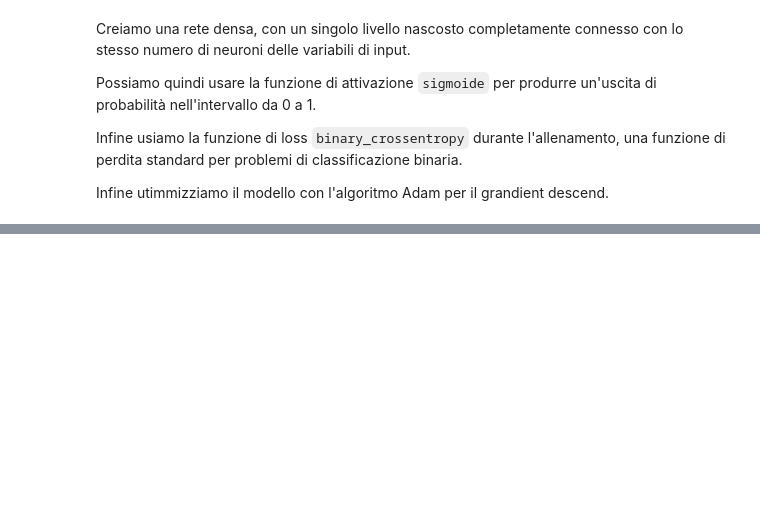
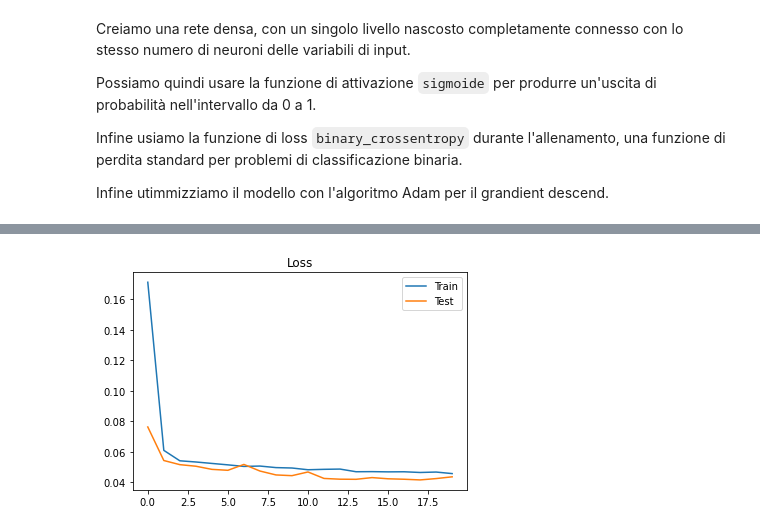
Before and after one commit to Chri1629/environment_physics, a Jupyter notebook: physics/esercitazione_7/Lezione 7.B - Esercizi.ipynb, the cells around one changed output, grey strips where cells are left out. Drawn from its saved outputs; the diff is of its cells as text; code cells hidden in the pictures; blank space fills up the shorter version.

```diff
--- a/physics/esercitazione_7/Lezione 7.B - Esercizi.ipynb
+++ b/physics/esercitazione_7/Lezione 7.B - Esercizi.ipynb
@@ -32,20 +32,13 @@ np.random.seed(seed)
 
 treename = 'HZZ4LeptonsAnalysisReduced'
 
-VARS = [b'f_mass4l', b'f_massjj']
+VARS = ['f_mass4l', 'f_massjj']
 upfile_VV = uproot.open('ntuple_4mu_VV.root')
-params_VV = upfile_VV[treename].arrays(VARS)
 upfile_BKG = uproot.open('ntuple_4mu_bkg.root')
-params_BKG = upfile_BKG[treename].arrays(VARS)
 
-df_VV = pd.DataFrame(params_VV, columns=VARS)
-df_BKG = pd.DataFrame(params_BKG, columns=VARS)
 
-# convert the feature names to utf-8 to simplify management
-for v in VARS:
-    df_VV = df_VV.rename(columns={v: v.decode('utf-8')})
-    df_BKG = df_BKG.rename(columns={v: v.decode('utf-8')})
-VARS = [v.decode('utf-8') for v in VARS]
+df_VV = pd.DataFrame(np.array(upfile_VV[treename].arrays(VARS)))
+df_BKG = pd.DataFrame(np.array(upfile_BKG[treename].arrays(VARS)))
 
 # cut out undefined variables VARS[0] and VARS[1] > -999
 df_VV = df_VV[(df_VV[VARS[0]] > -999) & (df_VV[VARS[1]] > -999)]
@@ -71,0 +86,9 @@ Infine utimmizziamo il modello con l'algoritmo Adam per il grandient descend.
+# %%
+X = df_all[['f_mass4l', 'f_massjj']]
+y = df_all['isSignal']
+
+X = StandardScaler().fit_transform(X)
+y = LabelBinarizer().fit_transform(y)
+# %%
+from sklearn.model_selection import train_test_split
+x_train, x_test, y_train, y_test = train_test_split(X, y, test_size=0.2)
@@ -71,0 +105,14 @@ Infine utimmizziamo il modello con l'algoritmo Adam per il grandient descend.
+# %%
+model = Sequential()
+
+model.add(Dense(128, input_dim=2))
+model.add(ReLU())
+
+model.add(Dense(units=64))
+model.add(ReLU())
+
+model.add(Dense(units=1, activation='sigmoid'))
+
+model.compile(loss='binary_crossentropy', optimizer='adam', metrics=['accuracy'])
+
+history = model.fit(x_train, y_train, epochs=20, validation_data=(x_test, y_test))
@@ -71,0 +137,8 @@ Infine utimmizziamo il modello con l'algoritmo Adam per il grandient descend.
+# %%
+plt.plot(history.history['loss'])
+plt.plot(history.history['val_loss'])
+plt.title('Loss')
+plt.legend(['Train','Test'])
+plt.show()
+# %% [output]
+[figure, added]
```
Also changed, not shown: parts of 7 cells of this notebook.
